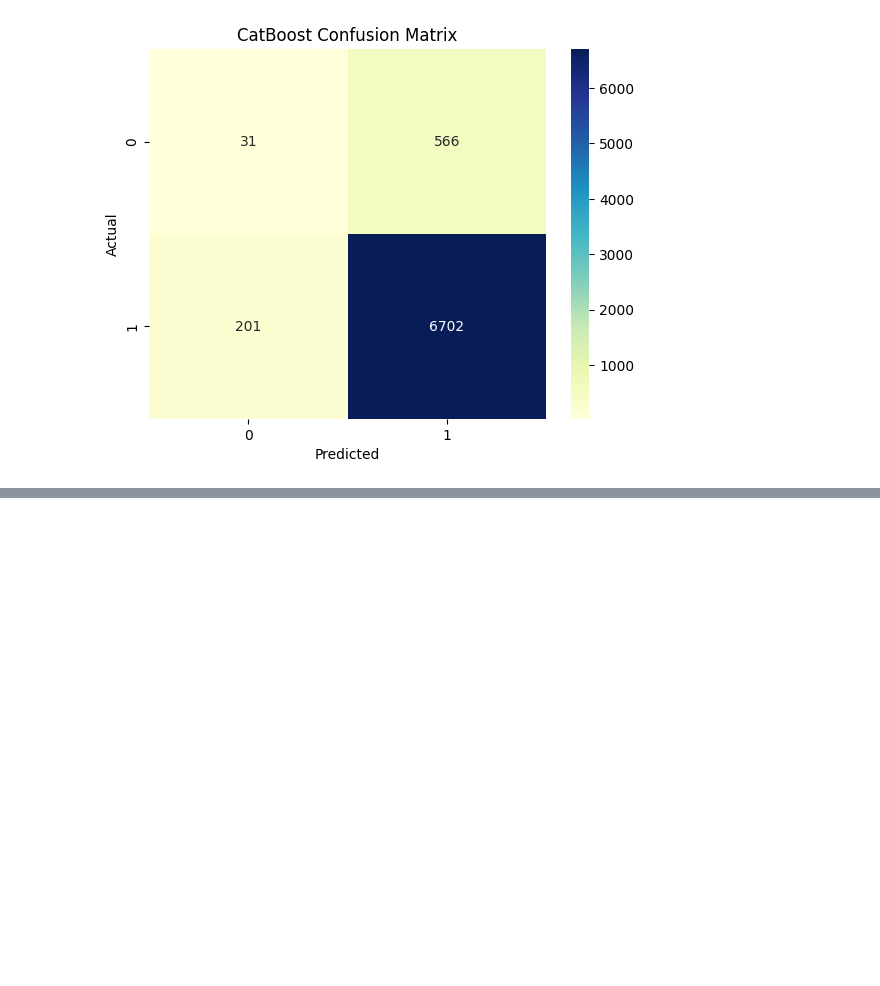
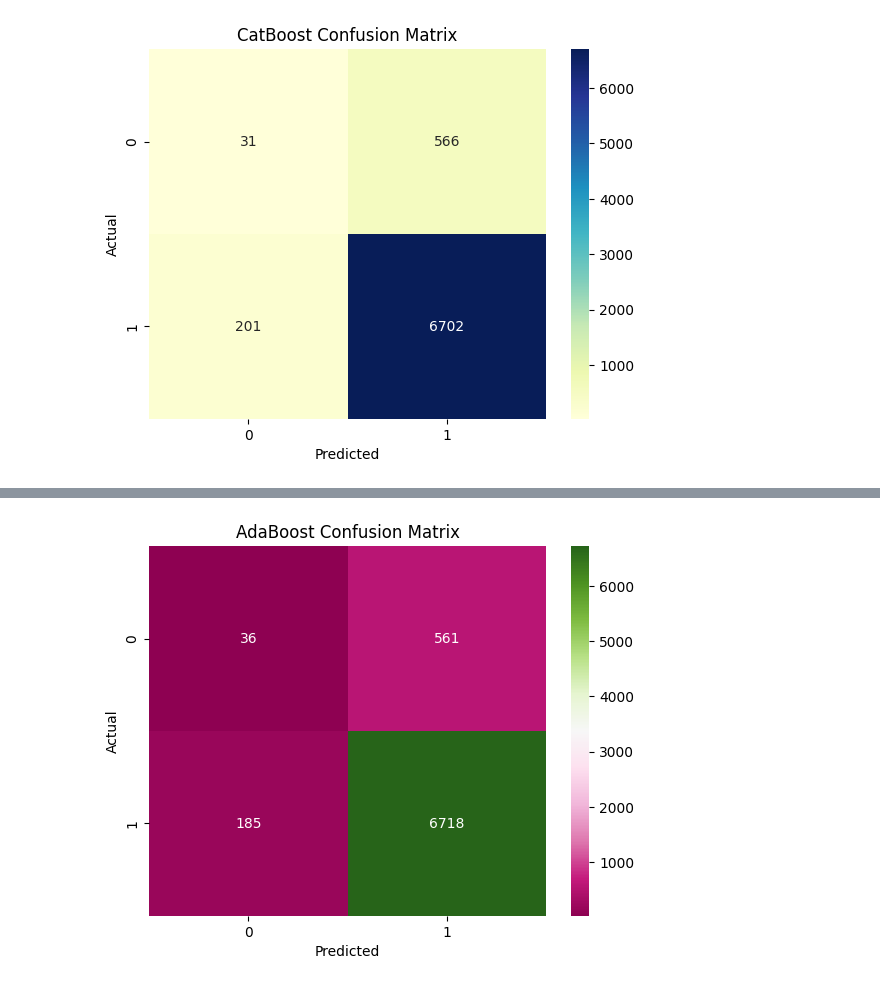
Before and after one commit to samifahim07/PsychWell-Predictive-Modeling, a Jupyter notebook: mental_health.ipynb, the cells around one changed output, grey strips where cells are left out. Cells and saved outputs as stored; diff of their text form; code cells hidden in the pictures; blank space fills up the shorter version.

```diff
--- a/mental_health.ipynb
+++ b/mental_health.ipynb
@@ -857,3 +860,74 @@ Accuracy Score : 89.77333333333334
    macro avg       0.53      0.51      0.51      7500
 weighted avg       0.86      0.90      0.88      7500
 [figure]
+# %%
+# AdaBoost
+base_tree = DecisionTreeClassifier(random_state=42)
+
+ada = AdaBoostClassifier(estimator=base_tree,random_state=42)
+
+# Hyperparameters
+param_grid = {
+    'n_estimators': [50, 100, 200, 300, 500],
+    'learning_rate': [0.01, 0.03, 0.05, 0.1, 0.2, 0.5, 1.0],
+
+    # Decision Tree parameters
+    'estimator__max_depth': [1, 2, 3, 4, 5],
+    'estimator__min_samples_split': [2, 5, 10, 15, 20],
+    'estimator__min_samples_leaf': [1, 2, 5, 10],
+    'estimator__max_features': ['sqrt', 'log2', None]
+}
+
+# Hyperparameter Tuning
+ada_random = RandomizedSearchCV(
+    estimator=ada,
+    param_distributions=param_grid,
+    n_iter=40,
+    cv=3,
+    scoring='accuracy',
+    random_state=42,
+    n_jobs=-1,
+    verbose=1
+)
+
+ada_random.fit(xtrain, ytrain)
+
+# Best Parameters
+print("Best Parameters:")
+print(ada_random.best_params_)
+
+print("\nBest CV Score:")
+print(ada_random.best_score_ * 100)
+
+# Best AdaBoost Model
+model_1_ada = ada_random.best_estimator_
+
+# Training Score
+print("\nTraining Score:", model_1_ada.score(xtrain, ytrain) * 100)
+
+# Testing Score
+print("Testing Score:",model_1_ada.score(xtest, ytest) * 100)
+
+# Prediction
+y_pred_ada = model_1_ada.predict(xtest)
+
+# Accuracy
+ac_score_ada = accuracy_score(ytest, y_pred_ada)
+
+print("\nAccuracy Score:",ac_score_ada * 100)
+
+# Classification Report
+class_rep_ada = classification_report(ytest, y_pred_ada)
+
+print("\nClassification Report:\n",class_rep_ada)
+
+# Confusion Matrix
+con_max_ada = confusion_matrix(ytest, y_pred_ada)
+
+sns.heatmap(con_max_ada,annot=True,fmt='d', cmap="PiYG")
+
+plt.title("AdaBoost Confusion Matrix")
+plt.xlabel("Predicted")
+plt.ylabel("Actual")
+plt.show()
+# %% [output]
@@ -859,0 +951 @@ weighted avg       0.86      0.90      0.88      7500
+[figure, added]
```
Also changed, not shown: parts of 2 cells of this notebook.
